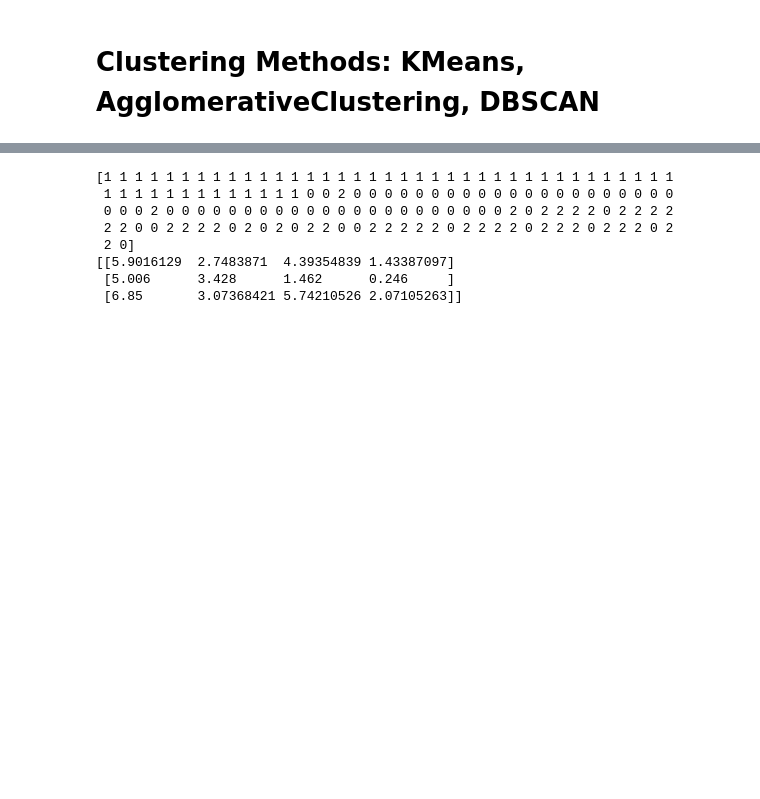
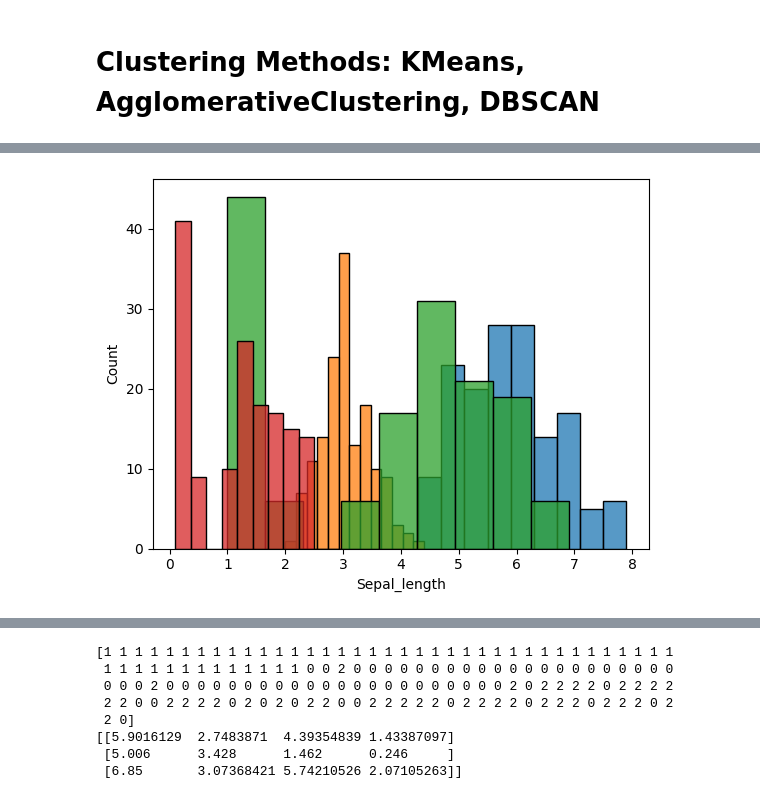
Before and after one commit to marzieh-saeedimasine/Python-DataCleaning-Modelling, a Jupyter notebook: Clustering-knn.ipynb, the cells around one changed output, grey strips where cells are left out. Cells and saved outputs as stored; diff of their text form; code cells hidden in the pictures; blank space fills up the shorter version.

```diff
--- a/Clustering-knn.ipynb
+++ b/Clustering-knn.ipynb
@@ -8,3 +10,9 @@ import matplotlib.pyplot as plt
 from sklearn.datasets import load_iris
 from sklearn.cluster import KMeans, AgglomerativeClustering, DBSCAN
 from scipy.cluster.hierarchy import dendrogram, linkage
+# %%
+X=load_iris().data
+Y=load_iris().target
+# %%
+df=pd.DataFrame(X, columns=["Sepal_length","Sepal_width", "Petal_length","Petal_width"])
+df.head()
@@ -10,0 +26,5 @@ from scipy.cluster.hierarchy import dendrogram, linkage
+# %%
+for col in df.columns:
+    sns.histplot(df[col])
+# %% [output]
+[figure, added]
```
Also changed, not shown: parts of 10 cells of this notebook.
